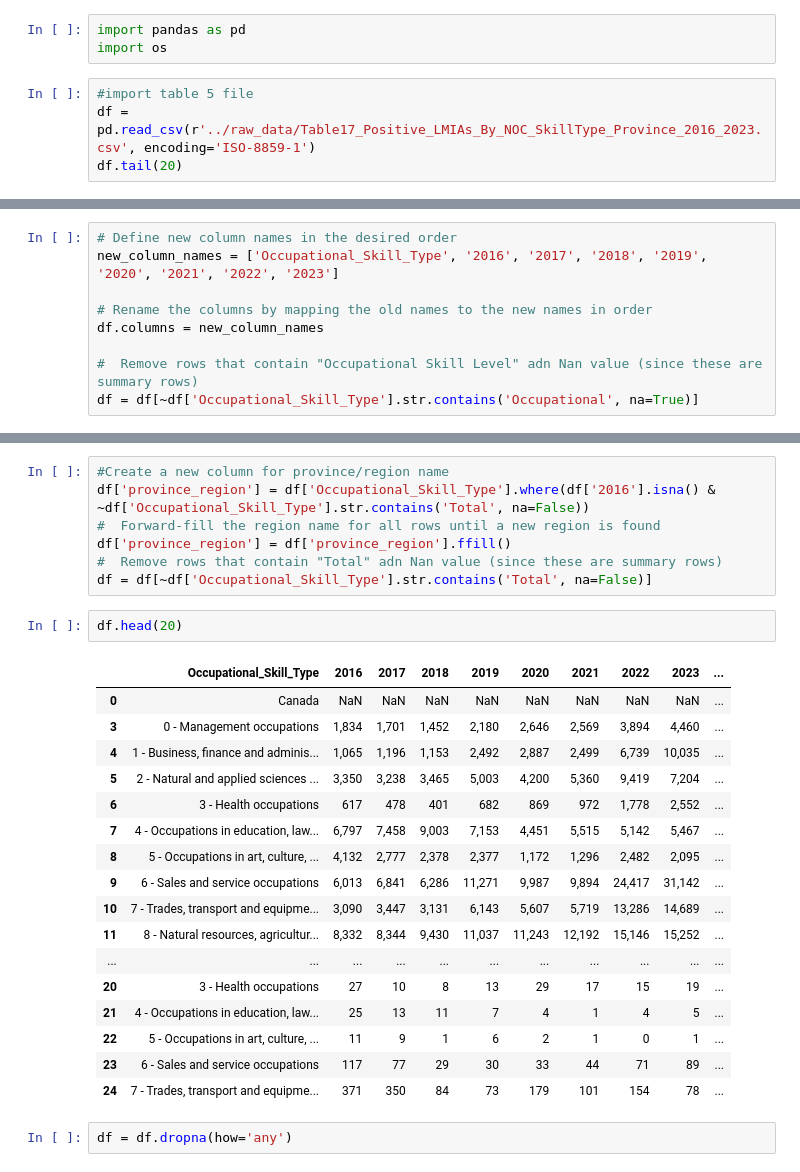
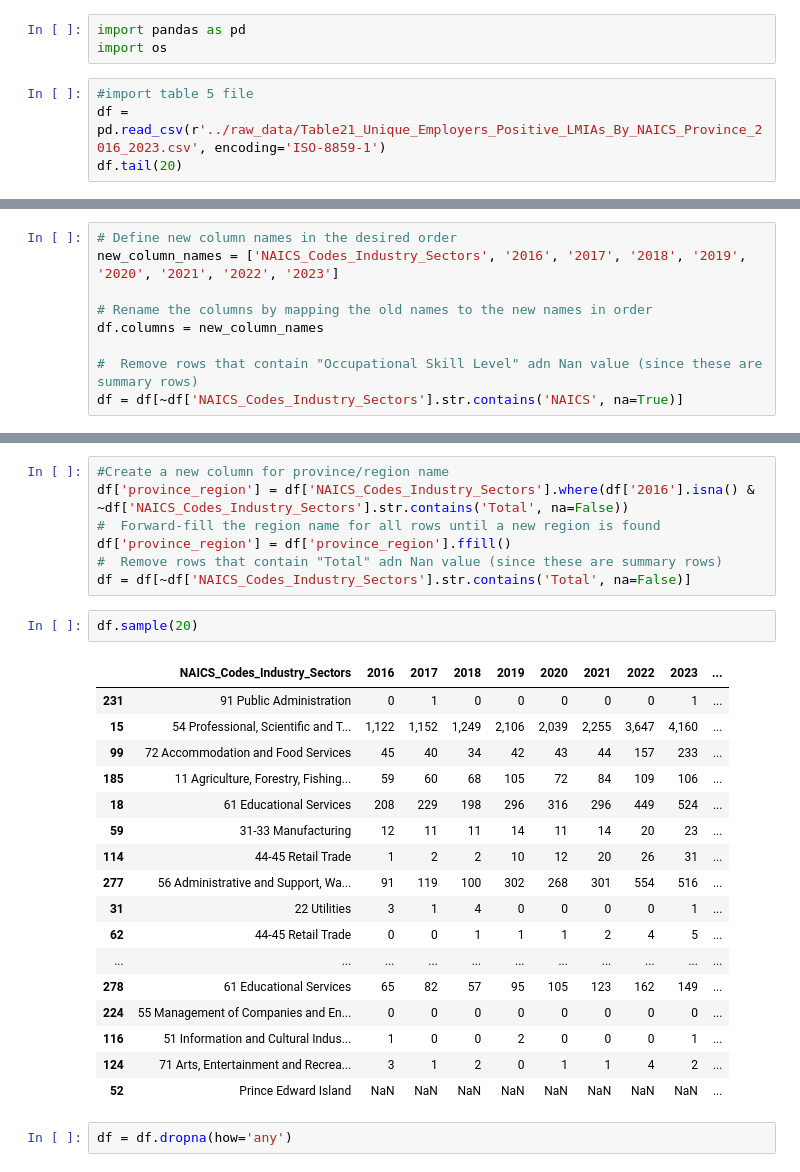
Before and after one commit to JohnNguyenAnh/LMIA_evaluation_project, a Jupyter notebook: EDA data/clean_data_tb21.ipynb, the cells around one changed output, grey strips where cells are left out. Saved outputs shown, nothing was run; the diff lists cells and outputs as text.

```diff
--- a/EDA data/clean_data_tb21.ipynb
+++ b/EDA data/clean_data_tb21.ipynb
@@ -3,6 +3,6 @@ import pandas as pd
 import os
 # %%
 #import table 5 file
-df = pd.read_csv(r'../raw_data/Table17_Positive_LMIAs_By_NOC_SkillType_Province_2016_2023.csv', encoding='ISO-8859-1')
+df = pd.read_csv(r'../raw_data/Table21_Unique_Employers_Positive_LMIAs_By_NAICS_Province_2016_2023.csv', encoding='ISO-8859-1')
 df.tail(20)
 # %% [output]
@@ -55,12 +55,12 @@ df.head(15)
 # %%
 # Define new column names in the desired order
-new_column_names = ['Occupational_Skill_Type', '2016', '2017', '2018', '2019', '2020', '2021', '2022', '2023']
+new_column_names = ['NAICS_Codes_Industry_Sectors', '2016', '2017', '2018', '2019', '2020', '2021', '2022', '2023']
 
 # Rename the columns by mapping the old names to the new names in order
 df.columns = new_column_names
 
 #  Remove rows that contain "Occupational Skill Level" adn Nan value (since these are summary rows)
-df = df[~df['Occupational_Skill_Type'].str.contains('Occupational', na=True)]
+df = df[~df['NAICS_Codes_Industry_Sectors'].str.contains('NAICS', na=True)]
 # %%
 df.head(20)
 # %% [output]
@@ -84,30 +84,30 @@ df.head(20)
 # %%
 #Create a new column for province/region name
-df['province_region'] = df['Occupational_Skill_Type'].where(df['2016'].isna() & ~df['Occupational_Skill_Type'].str.contains('Total', na=False))
+df['province_region'] = df['NAICS_Codes_Industry_Sectors'].where(df['2016'].isna() & ~df['NAICS_Codes_Industry_Sectors'].str.contains('Total', na=False))
 #  Forward-fill the region name for all rows until a new region is found
 df['province_region'] = df['province_region'].ffill()
 #  Remove rows that contain "Total" adn Nan value (since these are summary rows)
-df = df[~df['Occupational_Skill_Type'].str.contains('Total', na=False)]
+df = df[~df['NAICS_Codes_Industry_Sectors'].str.contains('Total', na=False)]
 # %%
-df.head(20)
+df.sample(20)
 # %% [output]
-|  | Occupational_Skill_Type | 2016 | 2017 | 2018 | 2019 | 2020 | 2021 | 2022 | 2023 | ... |
-| 0 | Canada | NaN | NaN | NaN | NaN | NaN | NaN | NaN | NaN | ... |
-| 3 | 0 - Management occupations | 1,834 | 1,701 | 1,452 | 2,180 | 2,646 | 2,569 | 3,894 | 4,460 | ... |
-| 4 | 1 - Business, finance and adminis... | 1,065 | 1,196 | 1,153 | 2,492 | 2,887 | 2,499 | 6,739 | 10,035 | ... |
-| 5 | 2 - Natural and applied sciences ... | 3,350 | 3,238 | 3,465 | 5,003 | 4,200 | 5,360 | 9,419 | 7,204 | ... |
-| 6 | 3 - Health occupations | 617 | 478 | 401 | 682 | 869 | 972 | 1,778 | 2,552 | ... |
-| 7 | 4 - Occupations in education, law... | 6,797 | 7,458 | 9,003 | 7,153 | 4,451 | 5,515 | 5,142 | 5,467 | ... |
-| 8 | 5 - Occupations in art, culture, ... | 4,132 | 2,777 | 2,378 | 2,377 | 1,172 | 1,296 | 2,482 | 2,095 | ... |
-| 9 | 6 - Sales and service occupations | 6,013 | 6,841 | 6,286 | 11,271 | 9,987 | 9,894 | 24,417 | 31,142 | ... |
-| 10 | 7 - Trades, transport and equipme... | 3,090 | 3,447 | 3,131 | 6,143 | 5,607 | 5,719 | 13,286 | 14,689 | ... |
-| 11 | 8 - Natural resources, agricultur... | 8,332 | 8,344 | 9,430 | 11,037 | 11,243 | 12,192 | 15,146 | 15,252 | ... |
+|  | NAICS_Codes_Industry_Sectors | 2016 | 2017 | 2018 | 2019 | 2020 | 2021 | 2022 | 2023 | ... |
+| 231 | 91 Public Administration | 0 | 1 | 0 | 0 | 0 | 0 | 0 | 1 | ... |
+| 15 | 54 Professional, Scientific and T... | 1,122 | 1,152 | 1,249 | 2,106 | 2,039 | 2,255 | 3,647 | 4,160 | ... |
+| 99 | 72 Accommodation and Food Services | 45 | 40 | 34 | 42 | 43 | 44 | 157 | 233 | ... |
+| 185 | 11 Agriculture, Forestry, Fishing... | 59 | 60 | 68 | 105 | 72 | 84 | 109 | 106 | ... |
+| 18 | 61 Educational Services | 208 | 229 | 198 | 296 | 316 | 296 | 449 | 524 | ... |
+| 59 | 31-33 Manufacturing | 12 | 11 | 11 | 14 | 11 | 14 | 20 | 23 | ... |
+| 114 | 44-45 Retail Trade | 1 | 2 | 2 | 10 | 12 | 20 | 26 | 31 | ... |
+| 277 | 56 Administrative and Support, Wa... | 91 | 119 | 100 | 302 | 268 | 301 | 554 | 516 | ... |
+| 31 | 22 Utilities | 3 | 1 | 4 | 0 | 0 | 0 | 0 | 1 | ... |
+| 62 | 44-45 Retail Trade | 0 | 0 | 1 | 1 | 1 | 2 | 4 | 5 | ... |
 | ... | ... | ... | ... | ... | ... | ... | ... | ... | ... | ... |
-| 20 | 3 - Health occupations | 27 | 10 | 8 | 13 | 29 | 17 | 15 | 19 | ... |
-| 21 | 4 - Occupations in education, law... | 25 | 13 | 11 | 7 | 4 | 1 | 4 | 5 | ... |
-| 22 | 5 - Occupations in art, culture, ... | 11 | 9 | 1 | 6 | 2 | 1 | 0 | 1 | ... |
-| 23 | 6 - Sales and service occupations | 117 | 77 | 29 | 30 | 33 | 44 | 71 | 89 | ... |
-| 24 | 7 - Trades, transport and equipme... | 371 | 350 | 84 | 73 | 179 | 101 | 154 | 78 | ... |
+| 278 | 61 Educational Services | 65 | 82 | 57 | 95 | 105 | 123 | 162 | 149 | ... |
+| 224 | 55 Management of Companies and En... | 0 | 0 | 0 | 0 | 0 | 0 | 0 | 0 | ... |
+| 116 | 51 Information and Cultural Indus... | 1 | 0 | 0 | 2 | 0 | 0 | 0 | 1 | ... |
+| 124 | 71 Arts, Entertainment and Recrea... | 3 | 1 | 2 | 0 | 1 | 1 | 4 | 2 | ... |
+| 52 | Prince Edward Island | NaN | NaN | NaN | NaN | NaN | NaN | NaN | NaN | ... |
 # %%
 df = df.dropna(how='any')
 # %%
```
Also changed, not shown: parts of 11 cells of this notebook, 59 other files.
